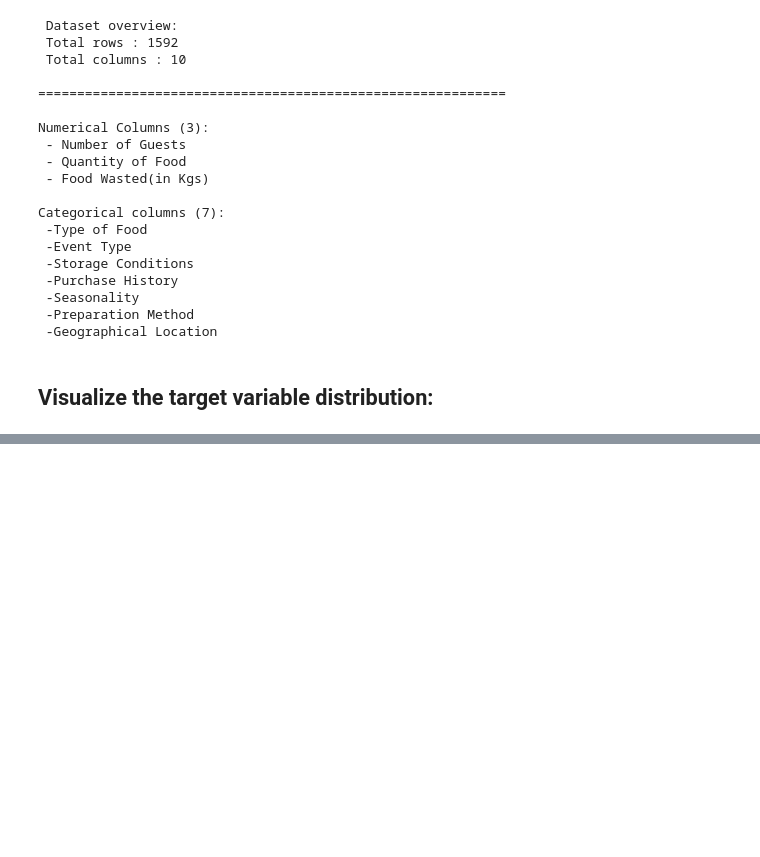
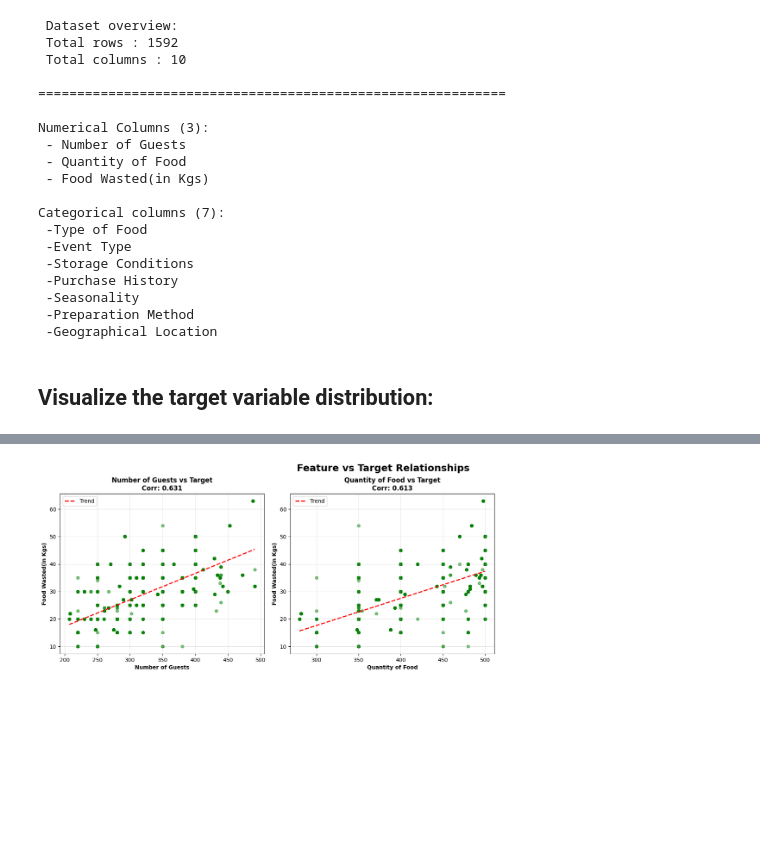
Before and after one commit to tvnisxq/foodWastePrediction, a Jupyter notebook: notebooks/eda_DA.ipynb, the cells around one changed output, grey strips where cells are left out. Drawn from its saved outputs; the diff is of its cells as text; code cells hidden in the pictures; blank space fills up the shorter version.

```diff
--- a/notebooks/eda_DA.ipynb
+++ b/notebooks/eda_DA.ipynb
@@ -244,0 +262,38 @@ plt.show()
+# %%
+# Create scatter plots for each feature vs target
+target_col = "Food Wasted(in Kgs)"
+features = [col for col in numerical_cols if col != target_col]
+
+fig, axes = plt.subplots(2, 3, figsize=(18, 10))  # Adjust based on features
+axes = axes.flatten()
+
+for idx, feature in enumerate(features):
+    if idx < len(axes):
+        axes[idx].scatter(df[feature], df[target_col], alpha=0.5, s=30, color='green')
+
+        # Add trend line
+        z = np.polyfit(df[feature].dropna(),
+                      df[df[feature].notna()][target_col], 1)
+        p = np.poly1d(z)
+        axes[idx].plot(df[feature].sort_values(),
+                      p(df[feature].sort_values()),
+                      "r--", linewidth=2, label='Trend')
+
+        # Calculate correlation
+        corr = df[feature].corr(df[target_col])
+
+        axes[idx].set_xlabel(feature, fontweight='bold')
+        axes[idx].set_ylabel(target_col, fontweight='bold')
+        axes[idx].set_title(f'{feature} vs Target\nCorr: {corr:.3f}', fontweight='bold')
+        axes[idx].legend()
+        axes[idx].grid(True, alpha=0.3)
+
+# Hide extra subplots
+for idx in range(len(features), len(axes)):
+    axes[idx].axis('off')
+
+plt.suptitle('Feature vs Target Relationships', fontsize=18, fontweight='bold')
+plt.tight_layout()
+plt.show()
+# %% [output]
+[figure, added]
```
Also changed, not shown: parts of 4 cells of this notebook.
